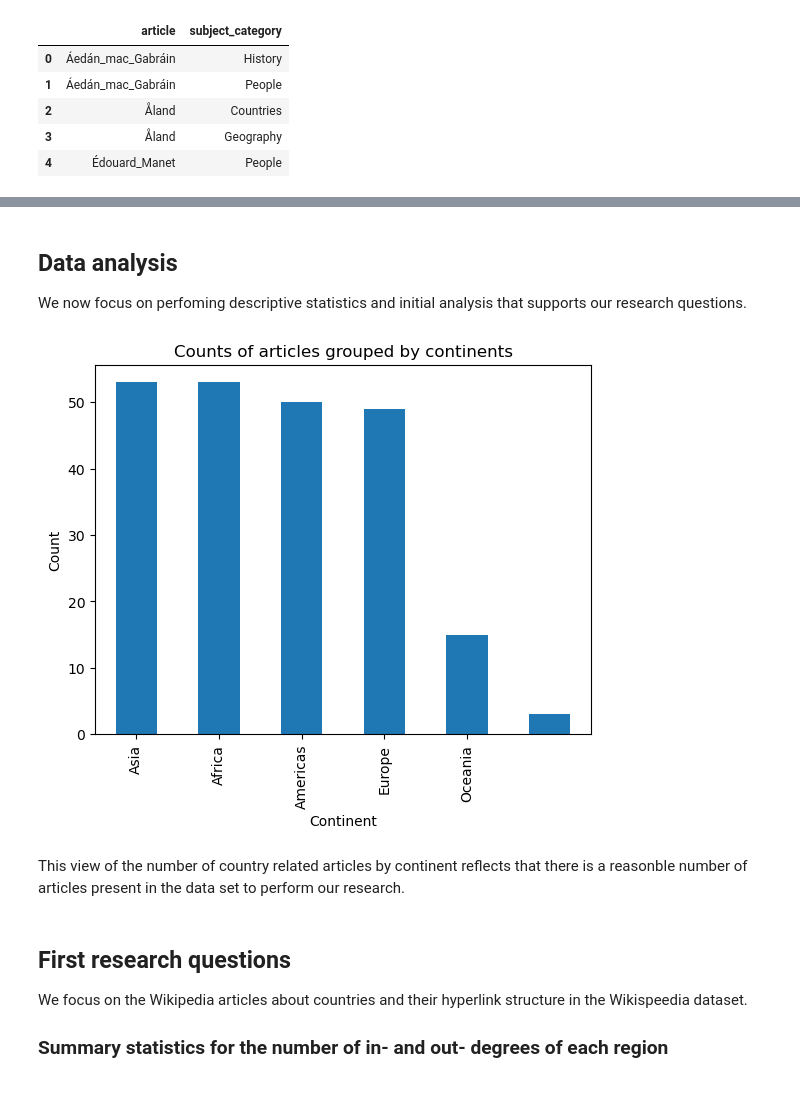
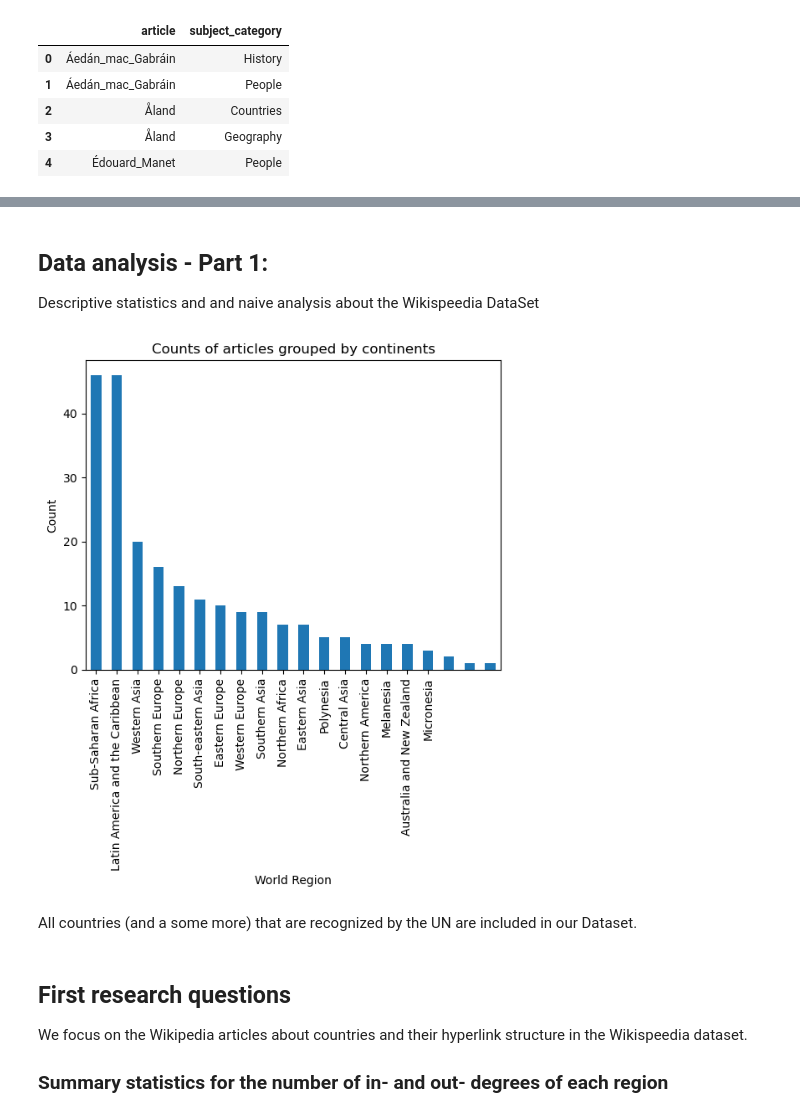
Before and after one commit to epfl-ada/ada-2023-project-jellyfish401, a Jupyter notebook: p2.ipynb, the cells around one changed output, grey strips where cells are left out. Saved outputs shown, nothing was run; the diff lists cells and outputs as text; code cells hidden in the pictures.

```diff
--- a/p2.ipynb
+++ b/p2.ipynb
@@ -246,12 +276,12 @@ def get_region(country, DataFrame_with_regions, names_to_replace):
     """
     country = country.replace('_',' ')
     if country in DataFrame_with_regions['Country or Area'].values:
-        region = DataFrame_with_regions[DataFrame_with_regions['Country or Area'] == country]['Region Name'].values
+        region = DataFrame_with_regions[DataFrame_with_regions['Country or Area'] == country]['Sub-region Name'].values
         # print(type(region))
         return region[0]
     elif names_to_replace.get(country) != None:
         new_country = names_to_replace[country]
-        region = DataFrame_with_regions[DataFrame_with_regions['Country or Area'] == new_country]['Region Name'].values
+        region = DataFrame_with_regions[DataFrame_with_regions['Country or Area'] == new_country]['Sub-region Name'].values
         if len(region) > 0:
             return region[0]
         else:
@@ -276,3 +306,4 @@ df_country_region = pd.DataFrame.from_dict(country_to_region,
 
 df_country_region.reset_index(inplace=True)
 df_country_region.rename(columns={"index": "article"}, inplace=True)
+display(df_country_region)
@@ -360,23 +424,29 @@ display(plaintext_articles)
 # %% [markdown]
-## Data analysis
-We now focus on perfoming descriptive statistics and initial analysis that supports our research questions.
+## Data analysis - Part 1:
+Descriptive statistics and and naive analysis about the Wikispeedia DataSet
 # %%
 # Plotting the distribution of countries in the dataset based on their continent, which we will consider their region.
 continents_count = pd.DataFrame(country_to_region.values()).value_counts()
 
+
 continents_count.plot(kind='bar')
-xticks = ["Asia", "Africa", "Americas", "Europe", "Oceania"]
-l = [0,1,2,3,4]
+#xticks = ["Asia", "Africa", "Americas", "Europe", "Oceania"]
+xticks = ["Sub-Saharan Africa", "Latin America and the Caribbean", "Western Asia", "Southern Europe",
+          "Northern Europe", "South-eastern Asia", "Eastern Europe", "Western Europe", "Southern Asia",
+          "Northern Africa", "Eastern Asia", "Polynesia", "Central Asia", "Northern America",
+          "Melanesia", "Australia and New Zealand", "Micronesia"]
+
+l = np.arange(len(xticks))
 
 plt.xticks(l, xticks)
 plt.title("Counts of articles grouped by continents")
-plt.xlabel("Continent")
+plt.xlabel("World Region")
 plt.ylabel("Count")
 plt.show()
 # %% [output]
-[figure, old version]
+[figure, new version]
 # %% [markdown]
-This view of the number of country related articles by continent reflects that there is a reasonble number of articles present in the data set to perform our research.
+All countries (and a some more) that are recognized by the UN are included in our Dataset.
 # %% [markdown]
 ## First research questions
 We focus on the Wikipedia articles about countries and their hyperlink structure in the Wikispeedia dataset.
```
Also changed, not shown: parts of 21 cells of this notebook, 2 other files.
